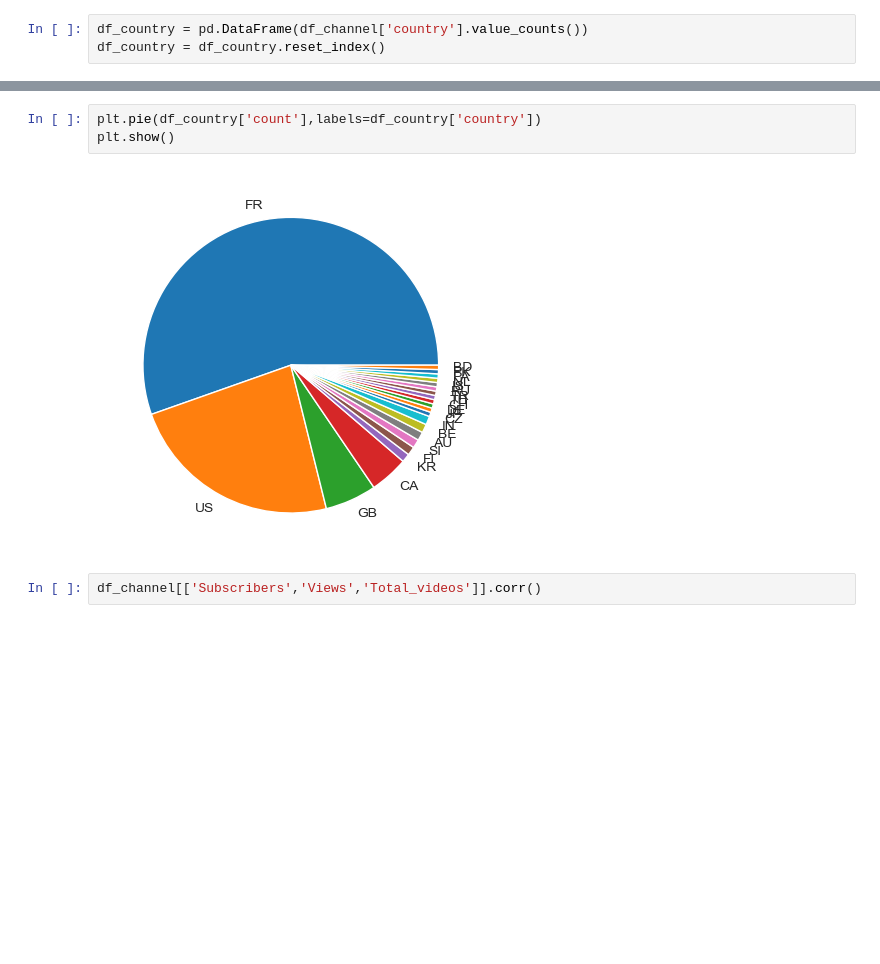
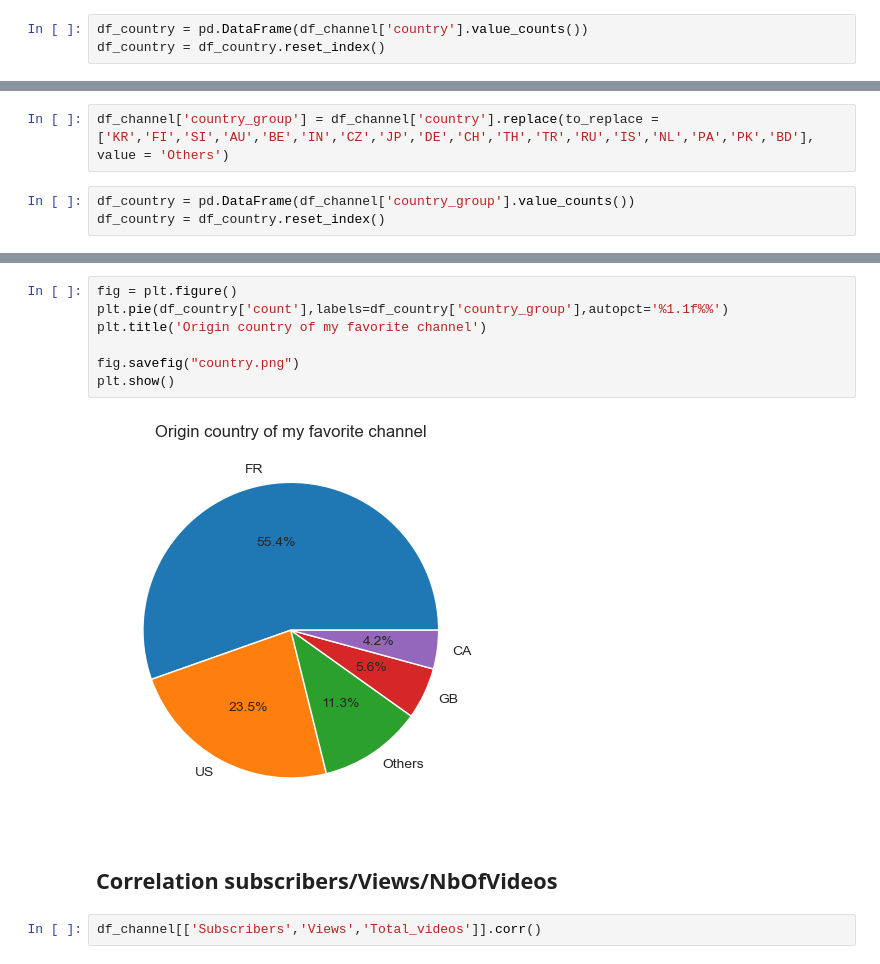
Before and after one commit to MelanieP31/PortfolioData, a Jupyter notebook: YoutubeWatch(Excel,Python,Tableau)/data_analysis_online.ipynb, the cells around one changed output, grey strips where cells are left out. Saved outputs shown, nothing was run; the diff lists cells and outputs as text; blank space fills up the shorter version.

```diff
--- a/YoutubeWatch(Excel,Python,Tableau)/data_analysis.ipynb
+++ b/YoutubeWatch(Excel,Python,Tableau)/data_analysis_online.ipynb
@@ -670,0 +728,5 @@ df_country = df_country.reset_index()
+# %%
+df_channel['country_group'] = df_channel['country'].replace(to_replace = ['KR','FI','SI','AU','BE','IN','CZ','JP','DE','CH','TH','TR','RU','IS','NL','PA','PK','BD'], value = 'Others')
+# %%
+df_country = pd.DataFrame(df_channel['country_group'].value_counts())
+df_country = df_country.reset_index()
@@ -671,8 +742,14 @@ df_country = df_country.reset_index()
 # %%
-plt.pie(df_country['count'],labels=df_country['country'])
+fig = plt.figure()
+plt.pie(df_country['count'],labels=df_country['country_group'],autopct='%1.1f%%')
+plt.title('Origin country of my favorite channel')
+
+fig.savefig("country.png")
 plt.show()
 # %% [output]
-[figure, old version]
+[figure, new version]
+# %% [markdown]
+## Correlation subscribers/Views/NbOfVideos
 # %%
 df_channel[['Subscribers','Views','Total_videos']].corr()
 # %% [output]
```
Also changed, not shown: parts of 42 cells of this notebook, 1 other file.
